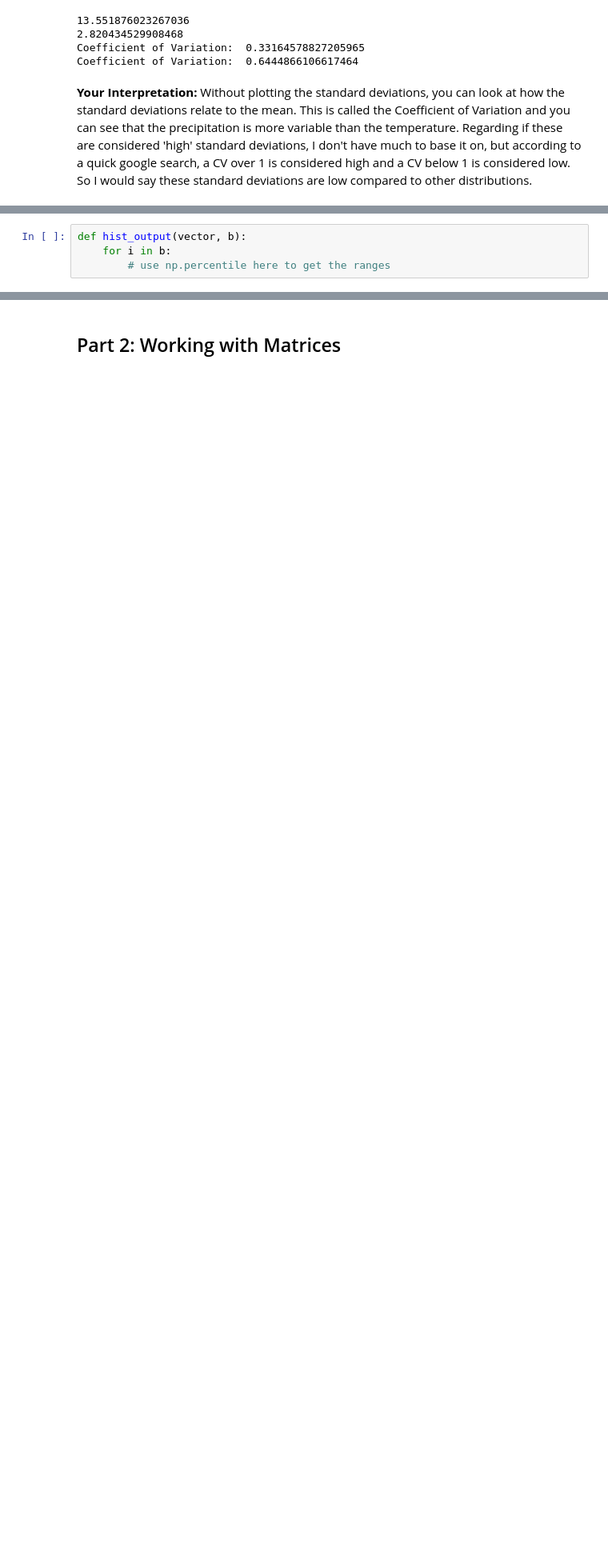
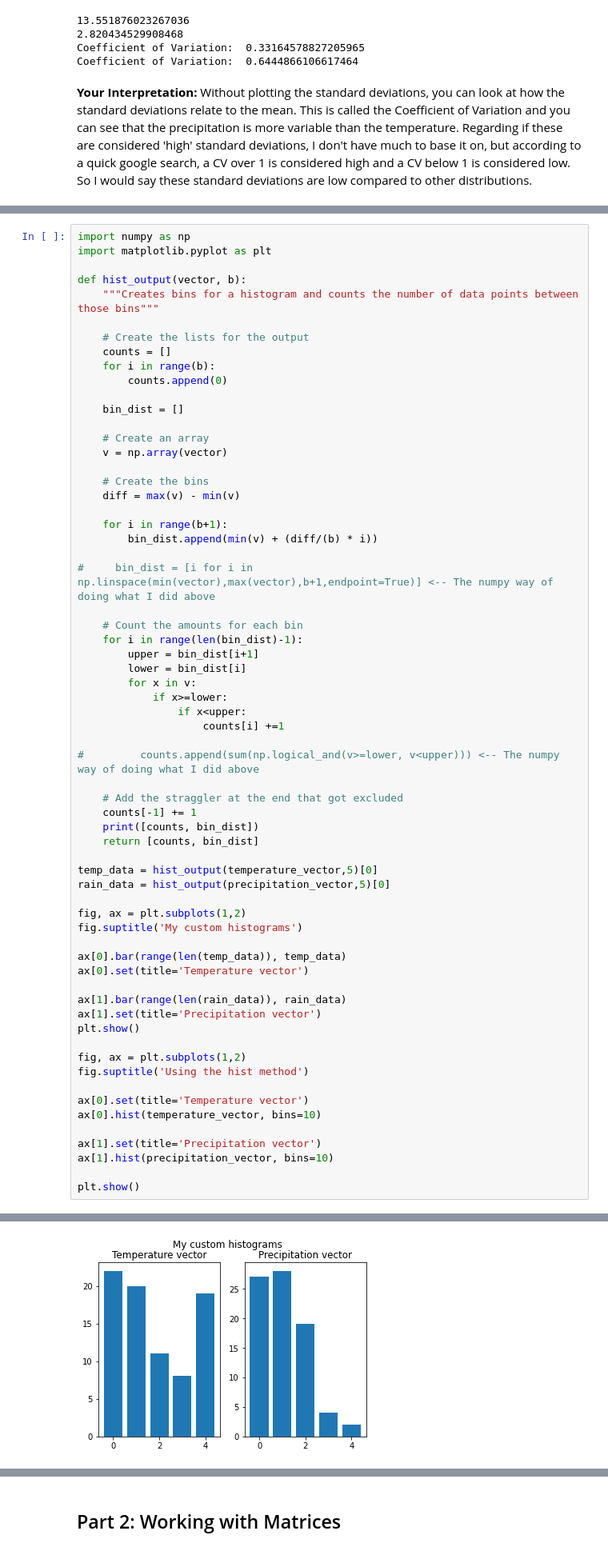
Before and after one commit to amartinson193/2021-datascience-homework, a Jupyter notebook: HW2/HW2.ipynb, the cells around one changed output, grey strips where cells are left out. Shown: that part at 80% size. Drawn from its saved outputs; the diff is of its cells as text; blank space fills up the shorter version.

```diff
--- a/HW2/HW2.ipynb
+++ b/HW2/HW2.ipynb
@@ -156,7 +154,3 @@ Here, the first array gives the size of these bins, the second defines the bands
 
 
 Calculate the histogram for precipitation and temperature. Once you have the calculated bins and values, plot the histogram for precipitaion and temperature. Provide a written interpretation of your results. Comment on the shape of each histogram; is it unimodal or bimodal? Is the distribution skewed (if so, in which direction)?
-# %%
-def hist_output(vector, b):
-    for i in b:
-        # use np.percentile here to get the ranges
@@ -168,0 +157,65 @@ TypeError: 'pandas._libs.interval.Interval' object is not subscriptable
+# %%
+import numpy as np
+import matplotlib.pyplot as plt
+
+def hist_output(vector, b):
+    """Creates bins for a histogram and counts the number of data points between those bins"""
+
+    # Create the lists for the output
+    counts = []
+    for i in range(b):
+        counts.append(0)
+
+    bin_dist = []
+
+    # Create an array
+    v = np.array(vector)
+
+    # Create the bins
+    diff = max(v) - min(v)
+
+    for i in range(b+1):
+        bin_dist.append(min(v) + (diff/(b) * i))
+
+#     bin_dist = [i for i in np.linspace(min(vector),max(vector),b+1,endpoint=True)] <-- The numpy way of doing what I did above
+
+    # Count the amounts for each bin
+    for i in range(len(bin_dist)-1):
+        upper = bin_dist[i+1]
+        lower = bin_dist[i]
+        for x in v:
+            if x>=lower:
+                if x<upper:
+                    counts[i] +=1
+
+#         counts.append(sum(np.logical_and(v>=lower, v<upper))) <-- The numpy way of doing what I did above
+
+    # Add the straggler at the end that got excluded
+    counts[-1] += 1
+    print([counts, bin_dist])
+    return [counts, bin_dist]
+
+temp_data = hist_output(temperature_vector,5)[0]
+rain_data = hist_output(precipitation_vector,5)[0]
+
+fig, ax = plt.subplots(1,2)
+fig.suptitle('My custom histograms')
+
+ax[0].bar(range(len(temp_data)), temp_data)
+ax[0].set(title='Temperature vector')
+
+ax[1].bar(range(len(rain_data)), rain_data)
+ax[1].set(title='Precipitation vector')
+plt.show()
+
+fig, ax = plt.subplots(1,2)
+fig.suptitle('Using the hist method')
+
+ax[0].set(title='Temperature vector')
+ax[0].hist(temperature_vector, bins=10)
+
+ax[1].set(title='Precipitation vector')
+ax[1].hist(precipitation_vector, bins=10)
+
+plt.show()
+# %% [output]
@@ -168,0 +224 @@ TypeError: 'pandas._libs.interval.Interval' object is not subscriptable
+[figure, added]
```
Also changed, not shown: parts of 35 cells of this notebook, 1 other file.
